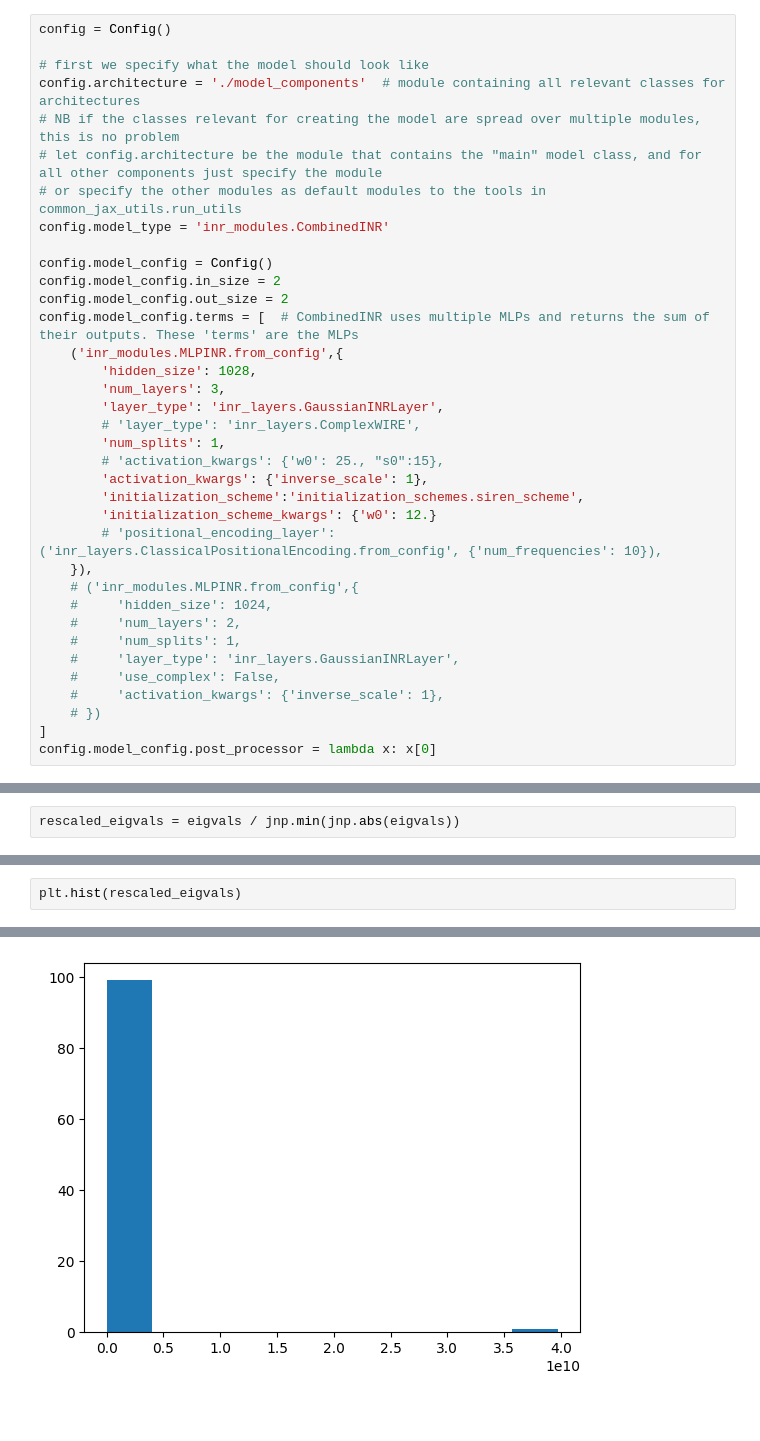
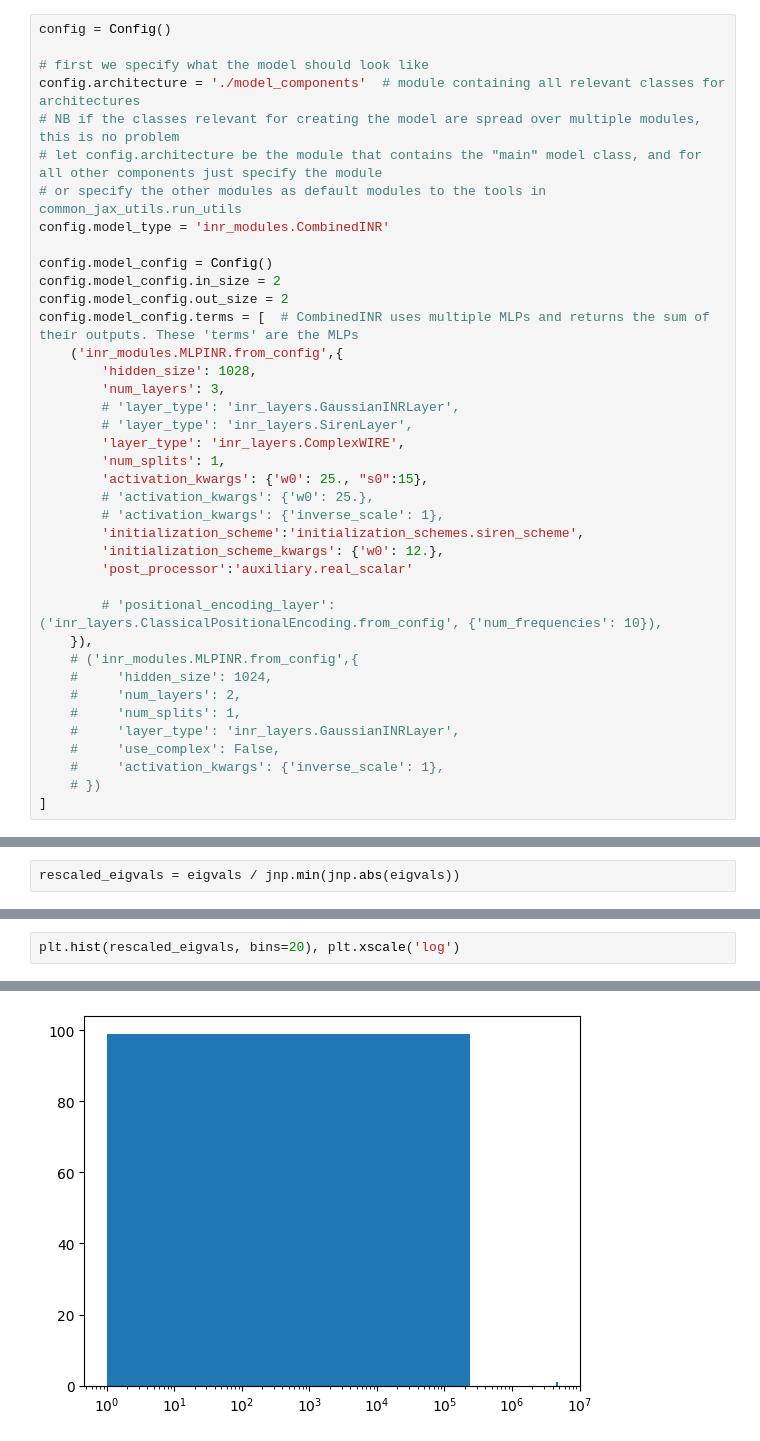
Before and after one commit to stilxam/INR_BEP, a Jupyter notebook: halfyolo.ipynb, the cells around one changed output, grey strips where cells are left out. Drawn from its saved outputs; the diff is of its cells as text; blank space fills up the shorter version.

```diff
--- a/halfyolo.ipynb
+++ b/halfyolo.ipynb
@@ -42,13 +42,17 @@ config.model_config.terms = [  # CombinedINR uses multiple MLPs and returns the
     ('inr_modules.MLPINR.from_config',{
         'hidden_size': 1028,
         'num_layers': 3,
-        'layer_type': 'inr_layers.GaussianINRLayer',
-        # 'layer_type': 'inr_layers.ComplexWIRE',
+        # 'layer_type': 'inr_layers.GaussianINRLayer',
+        # 'layer_type': 'inr_layers.SirenLayer',
+        'layer_type': 'inr_layers.ComplexWIRE',
         'num_splits': 1,
-        # 'activation_kwargs': {'w0': 25., "s0":15},
-        'activation_kwargs': {'inverse_scale': 1},
+        'activation_kwargs': {'w0': 25., "s0":15},
+        # 'activation_kwargs': {'w0': 25.},
+        # 'activation_kwargs': {'inverse_scale': 1},
         'initialization_scheme':'initialization_schemes.siren_scheme',
-        'initialization_scheme_kwargs': {'w0': 12.}
+        'initialization_scheme_kwargs': {'w0': 12.},
+        'post_processor':'auxiliary.real_scalar'
+
         # 'positional_encoding_layer': ('inr_layers.ClassicalPositionalEncoding.from_config', {'num_frequencies': 10}),
     }),
     # ('inr_modules.MLPINR.from_config',{
@@ -60,7 +64,6 @@ config.model_config.terms = [  # CombinedINR uses multiple MLPs and returns the
     #     'activation_kwargs': {'inverse_scale': 1},
     # })
 ]
-config.model_config.post_processor = lambda x: x[0]
 # %%
 def apply_inr(inr, location):
     return inr(location)
@@ -172,3 +199,3 @@ rescaled_eigvals = eigvals / jnp.min(jnp.abs(eigvals))
 # %%
-plt.hist(rescaled_eigvals)
+plt.hist(rescaled_eigvals, bins=20), plt.xscale('log')
 # %% [output]
@@ -180 +212 @@ plt.hist(rescaled_eigvals)
-[figure, old version]
+[figure, new version]
```
Also changed, not shown: parts of 7 cells of this notebook, 6 other files.
